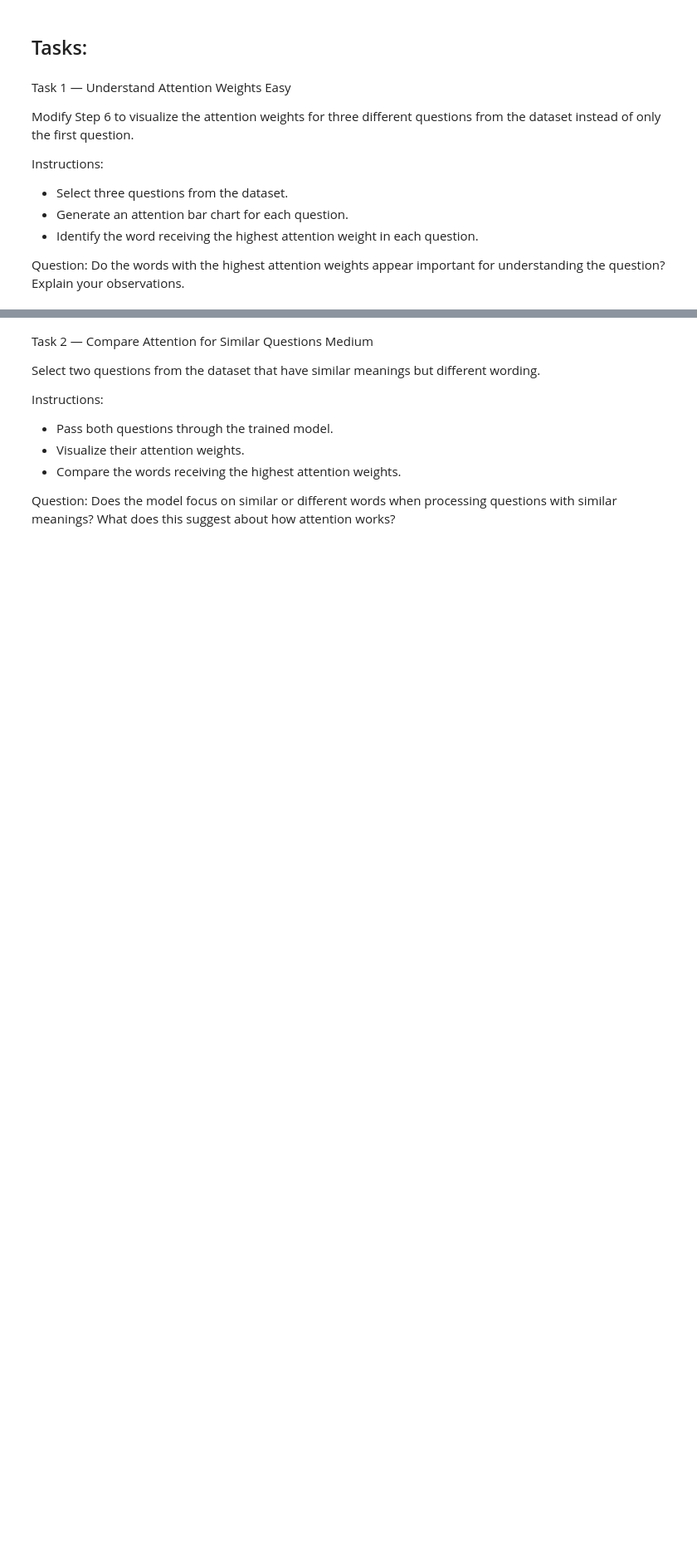
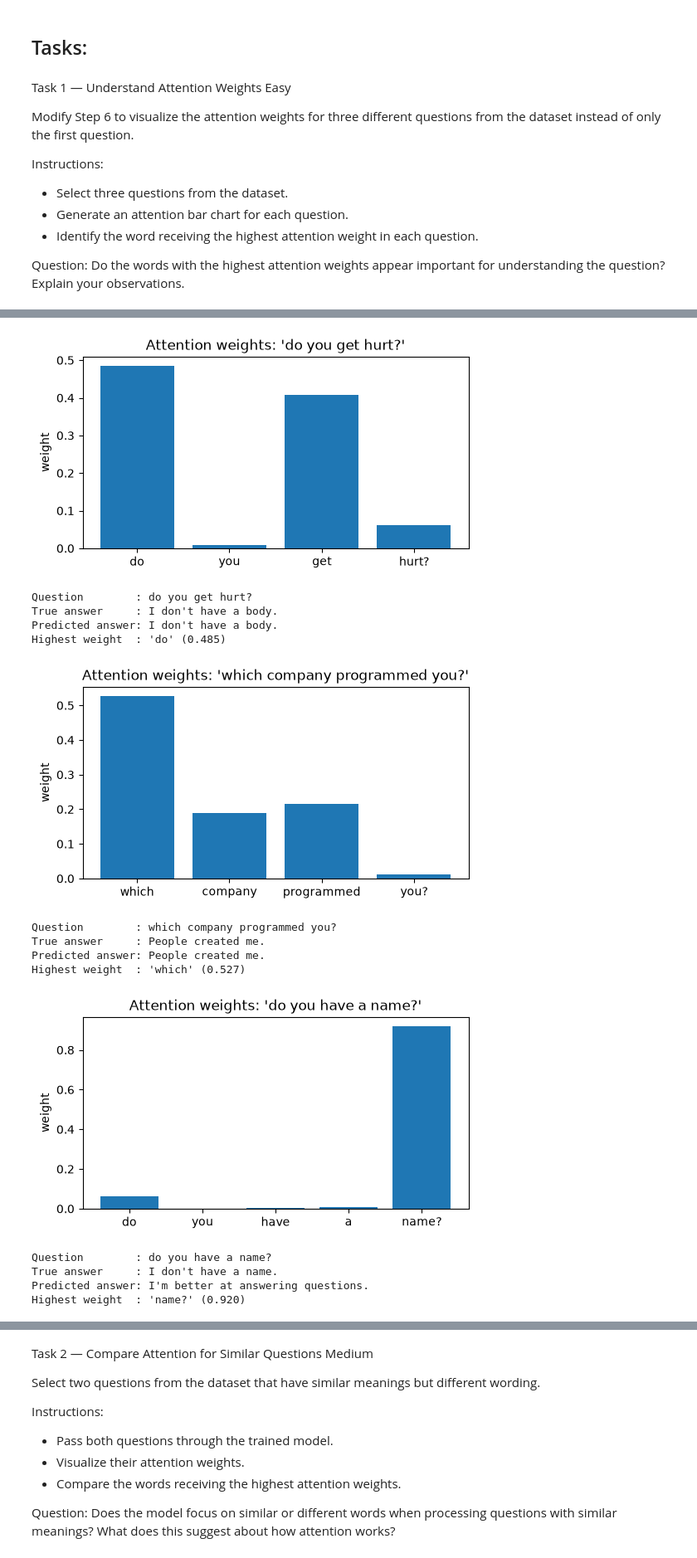
Before and after one commit to meshalbr/Natural-Language-Processing-9MA2-labs, a Jupyter notebook: lab11-attention-with-rnn/Lab11_Attention_with_RNN.ipynb, the cells around one changed output, grey strips where cells are left out. Shown at 83% size. Saved outputs shown, nothing was run; the diff lists cells and outputs as text; code cells hidden in the pictures; blank space fills up the shorter version.

```diff
--- a/lab11-attention-with-rnn/Lab11_Attention_with_RNN.ipynb
+++ b/lab11-attention-with-rnn/Lab11_Attention_with_RNN.ipynb
@@ -126,0 +129,21 @@ Question: Do the words with the highest attention weights appear important for u
+# %%
+def plot_attention(index):
+    question = df["question"][index]
+    words = question.split()
+
+    with torch.no_grad():
+        prediction, weights = model(X[index:index + 1])
+    w = weights[0, :len(words)].tolist()                     # one weight per real word
+    predicted_answer = df.loc[df["answer_id"] == prediction.argmax().item(), "answer"].iloc[0]
+
+    plt.figure(figsize=(6, 3))
+    plt.bar(words, w)
+    plt.title(f"Attention weights: '{question}'")
+    plt.ylabel("weight")
+    plt.show()
+
+    top_word = words[int(torch.tensor(w).argmax())]
+    print(f"Question        : {question}")
+    print(f"True answer     : {df['answer'][index]}")
+    print(f"Predicted answer: {predicted_answer}")
+    print(f"Highest weight  : '{top_word}' ({max(w):.3f})\n")
@@ -126,0 +152,3 @@ Question: Do the words with the highest attention weights appear important for u
+# %%
+for index in [0, 44, 115]:
+    print("Question", index, ":", df["question"][index], "| answer group", df["answer_id"][index])
@@ -126,0 +161,19 @@ Question: Do the words with the highest attention weights appear important for u
+# %%
+for index in [0, 44, 115]:
+    plot_attention(index)
+# %% [output]
+[figure, added]
+Question        : do you get hurt?
+True answer     : I don't have a body.
+Predicted answer: I don't have a body.
+Highest weight  : 'do' (0.485)
+[figure, added]
+Question        : which company programmed you?
+True answer     : People created me.
+Predicted answer: People created me.
+Highest weight  : 'which' (0.527)
+[figure, added]
+Question        : do you have a name?
+True answer     : I don't have a name.
+Predicted answer: I'm better at answering questions.
+Highest weight  : 'name?' (0.920)
```
Also changed, not shown: parts of 15 cells of this notebook, 22 other files.
